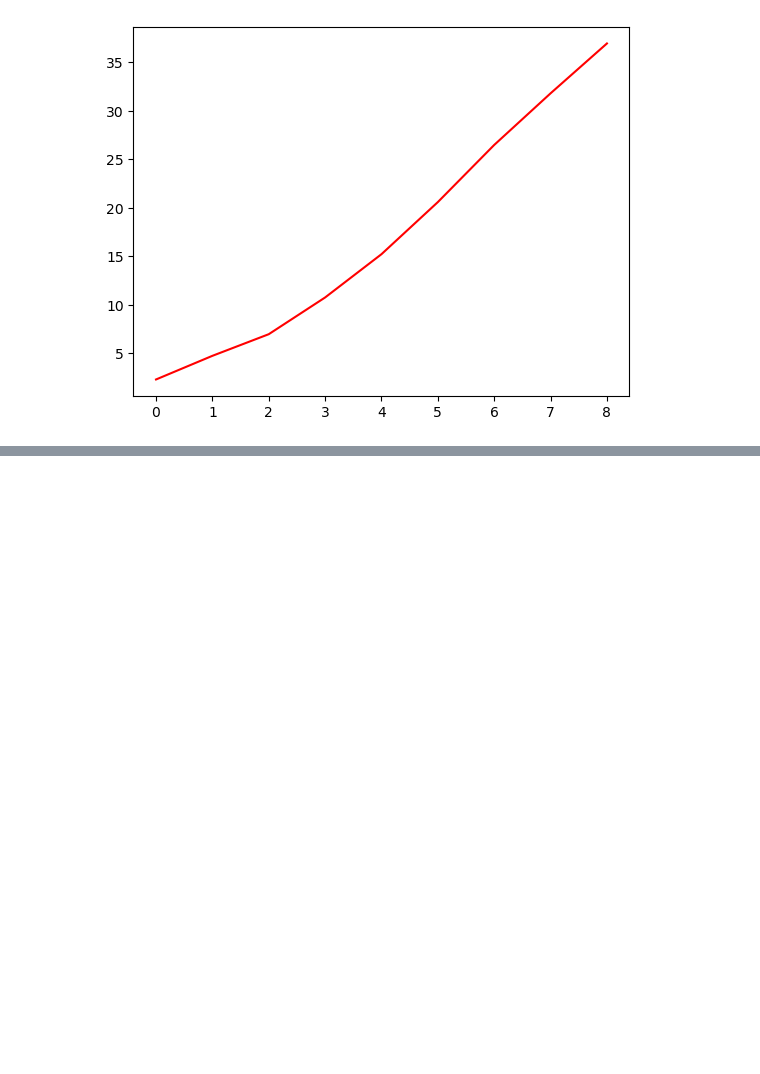
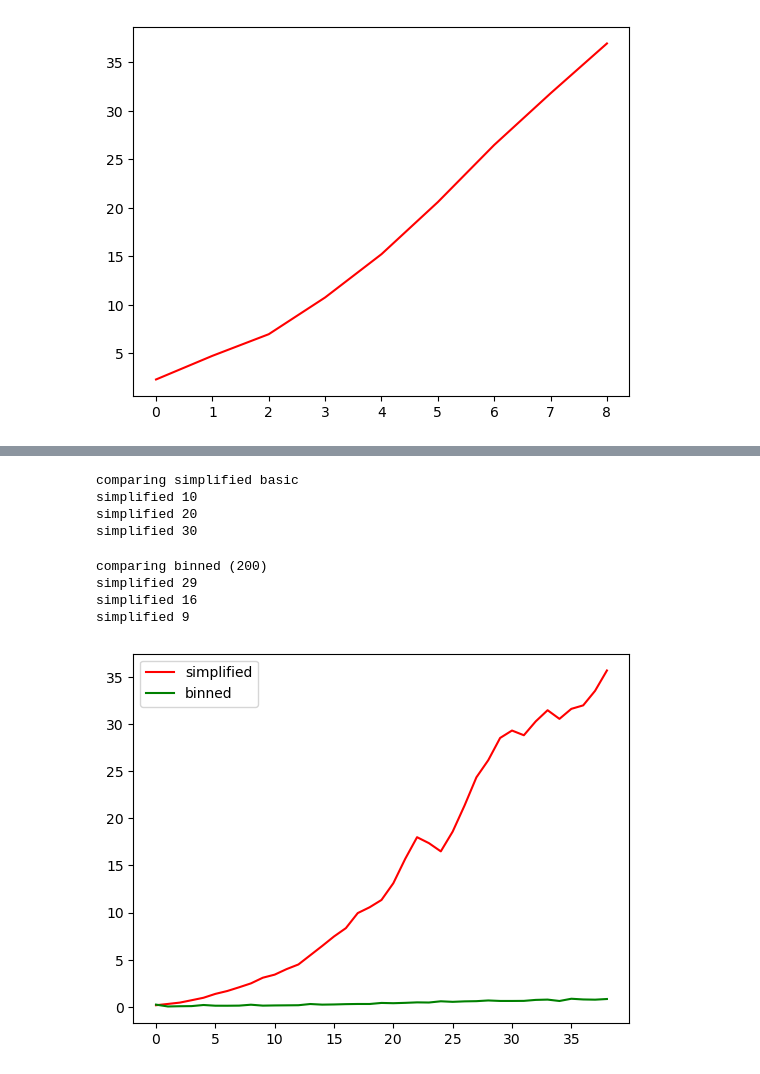
Before and after one commit to j-gams/fastfirespeed, a Jupyter notebook: fire_perims.ipynb, the cells around one changed output, grey strips where cells are left out. Cells and saved outputs as stored; diff of their text form; code cells hidden in the pictures; blank space fills up the shorter version.

Commit message:
working binned nn

```diff
--- a/fire_perims.ipynb
+++ b/fire_perims.ipynb
@@ -193,0 +311,32 @@ ValueError: x and y must have same first dimension, but have shapes (9,) and (39
+# %%
+stopat = 40
+### compare methods
+#print("comparing basic")
+#nnb_res = nn_basic(data, stopat)
+print("comparing simplified basic")
+nns_res = nn_simplified(data, stopat)
+# %% [output]
+comparing simplified basic
+simplified 10
+simplified 20
+simplified 30
+# %%
+print("comparing binned (200)")
+bin_res = nn_binned(data, stopat, 200)
+# %% [output]
+comparing binned (200)
+simplified 29
+simplified 16
+simplified 9
+# %%
+### step one -- compare times...
+fig, axs = plt.subplots()
+itersteps_1 = np.arange(len(nns_res[2]))
+itersteps_2 = np.arange(len(bin_res[2]))
+axs.plot(itersteps, nns_res[2], color="red", label="simplified")
+axs.plot(itersteps, bin_res[2], color="green", label="binned")
+axs.legend()
+
+plt.show()
+# %% [output]
+[figure, added]
```
Also changed, not shown: parts of 6 cells of this notebook.
